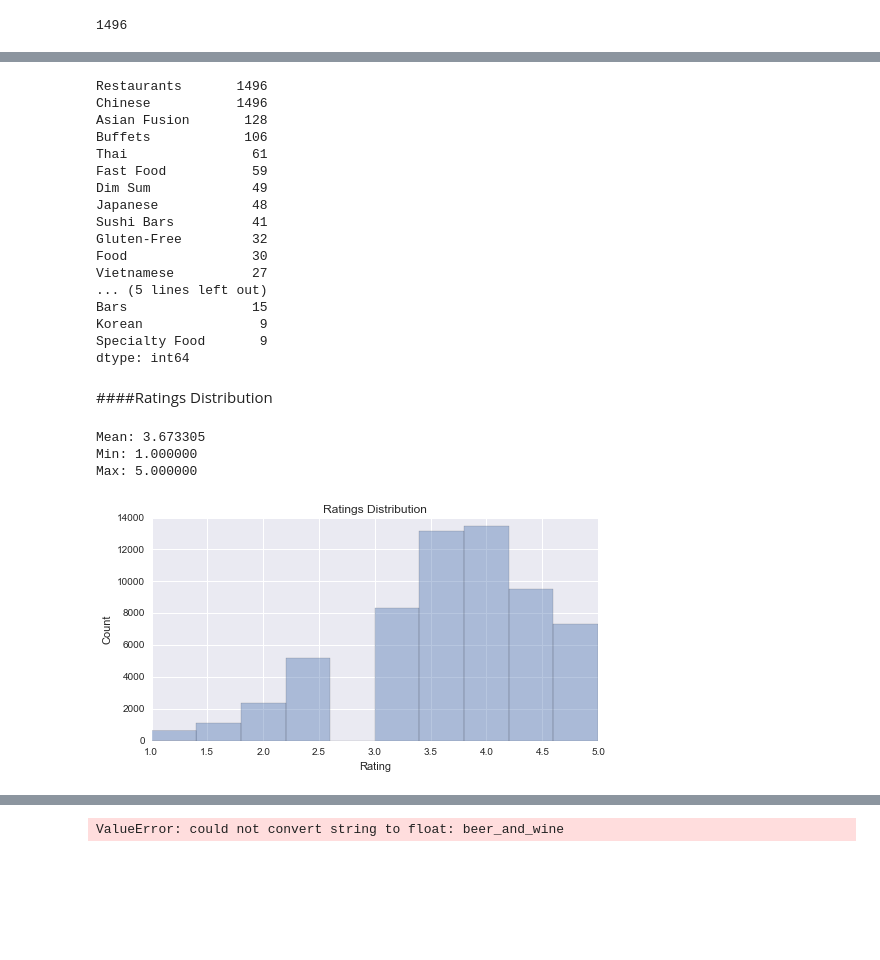
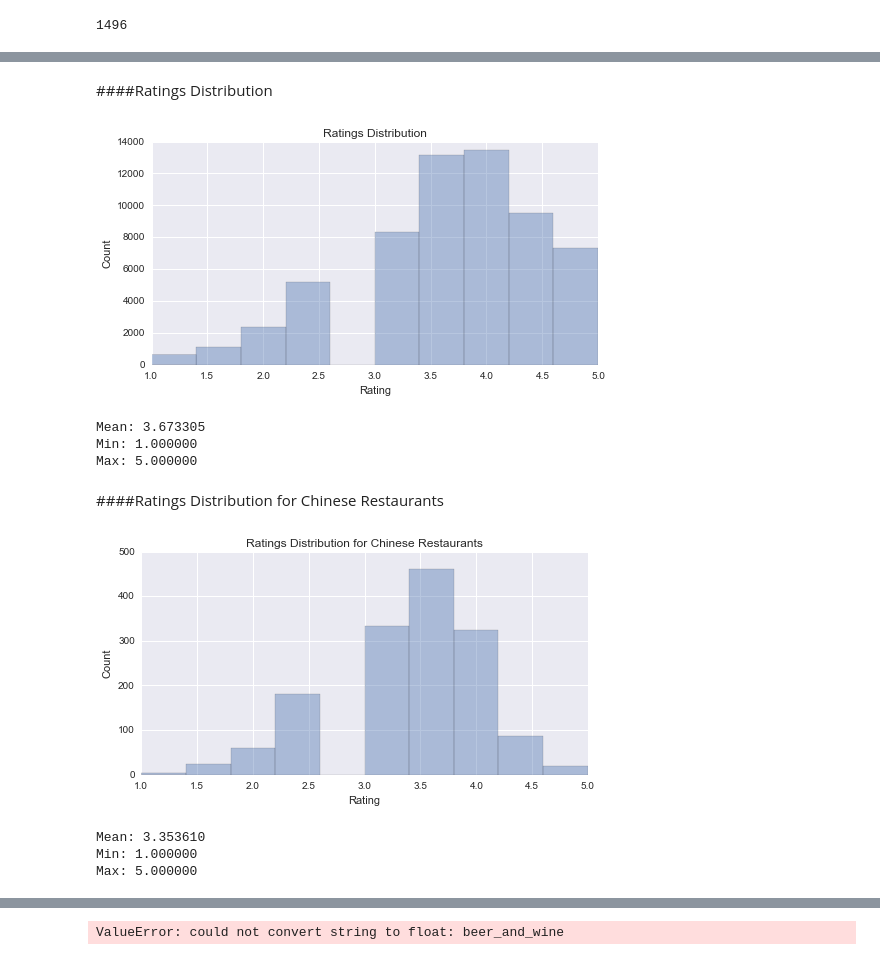
Before and after one commit to karenxiao/pandas-express, a Jupyter notebook: pandas_express.ipynb, the cells around one changed output, grey strips where cells are left out. Drawn from its saved outputs; the diff is of its cells as text; code cells hidden in the pictures; blank space fills up the shorter version.

```diff
--- a/pandas_express.ipynb
+++ b/pandas_express.ipynb
@@ -212,0 +201,9 @@ attributes_df = pd.io.json.json_normalize(collect)
+# %%
+# Create dummy variables for non-numeric attributes
+dummy_vars = pd.get_dummies(attributes_df[non_numeric_attributes])
+
+# Drop non-numeric attributes from attributes_df
+attributes_df = attributes_df.drop(non_numeric_attributes, axis=1)
+
+# Add the dummy variables to attributes_df
+attributes_df = pd.merge(attributes_df, dummy_vars, left_index=True, right_index=True)
@@ -220,3 +215,9 @@ We're  also going to just keep `attributes_df` separate for now instead of mergi
+# %%
+# Merge it with our original dataframe
+business_df = pd.merge(business_df, attributes_df.drop('business_id', axis=1), left_index = True, right_index = True)
+# %%
+# Drop our original attributes column that is no longer needed
+business_df = business_df.drop('attributes', axis=1)
 # %% [markdown]
 ####Create dummy/indicator variables for categories column
 
@@ -233,3 +236,5 @@ business_df = pd.merge(business_df, categories_df, left_index = True, right_inde
+# %%
+business_df['categories'] = business_df['categories'].apply(lambda x: tuple(x))
 # %% [markdown]
 Now we can do things like, say, filter `business_df` for all Chinese restaurants, or do a count of the number of Chinese restaurants
 # %%
@@ -294,44 +311,49 @@ business_df[business_df['Chinese'] == 1][['name','stars']].sort(columns='stars',
-# %%
-business_df[business_df['Chinese'] == 1][categories].sum().order(ascending=False)[:20]
-# %% [output]
-Restaurants       1496
-Chinese           1496
-Asian Fusion       128
-Buffets            106
-Thai                61
-Fast Food           59
-Dim Sum             49
-Japanese            48
-Sushi Bars          41
-Gluten-Free         32
-Food                30
-Vietnamese          27
-... (5 lines left out)
-Bars                15
-Korean               9
-Specialty Food       9
-dtype: int64
 # %% [markdown]
 ####Ratings Distribution
-# %%
-print "Mean: %f" % business_df['stars'].mean()
-print "Min: %f" % business_df['stars'].min()
-print "Max: %f" % business_df['stars'].max()
-# %% [output]
-Mean: 3.673305
-Min: 1.000000
-Max: 5.000000
 # %%
 sns.set(rc={"figure.figsize": (8, 4)})
 
-sns.distplot(business_df['stars'], kde=False, bins=10)
+data = business_df['stars']
+sns.distplot(data, kde=False, bins=10)
 
+# Add headers and labels to the plot
 plt.title('Ratings Distribution')
 plt.xlabel('Rating')
 plt.ylabel('Count')
 plt.show()
+
+# Print some descriptive statistics
+print "Mean: %f" % data.mean()
+print "Min: %f" % data.min()
+print "Max: %f" % data.max()
 # %% [output]
 [figure]
+Mean: 3.673305
+Min: 1.000000
+Max: 5.000000
+# %% [markdown]
+####Ratings Distribution for Chinese Restaurants
+# %%
+sns.set(rc={"figure.figsize": (8, 4)})
+
+data = business_df[business_df['Chinese'] == 1]['stars']
+sns.distplot(data, kde=False, bins=10)
+
+# Add headers and labels to the plot
+plt.title('Ratings Distribution for Chinese Restaurants')
+plt.xlabel('Rating')
+plt.ylabel('Count')
+plt.show()
+
+# Print some descriptive statistics
+print "Mean: %f" % data.mean()
+print "Min: %f" % data.min()
+print "Max: %f" % data.max()
+# %% [output]
+[figure, added]
+Mean: 3.353610
+Min: 1.000000
+Max: 5.000000
 # %%
 sns.set(rc={"figure.figsize": (20, 4)})
 
```
Also changed, not shown: parts of 38 cells of this notebook.
